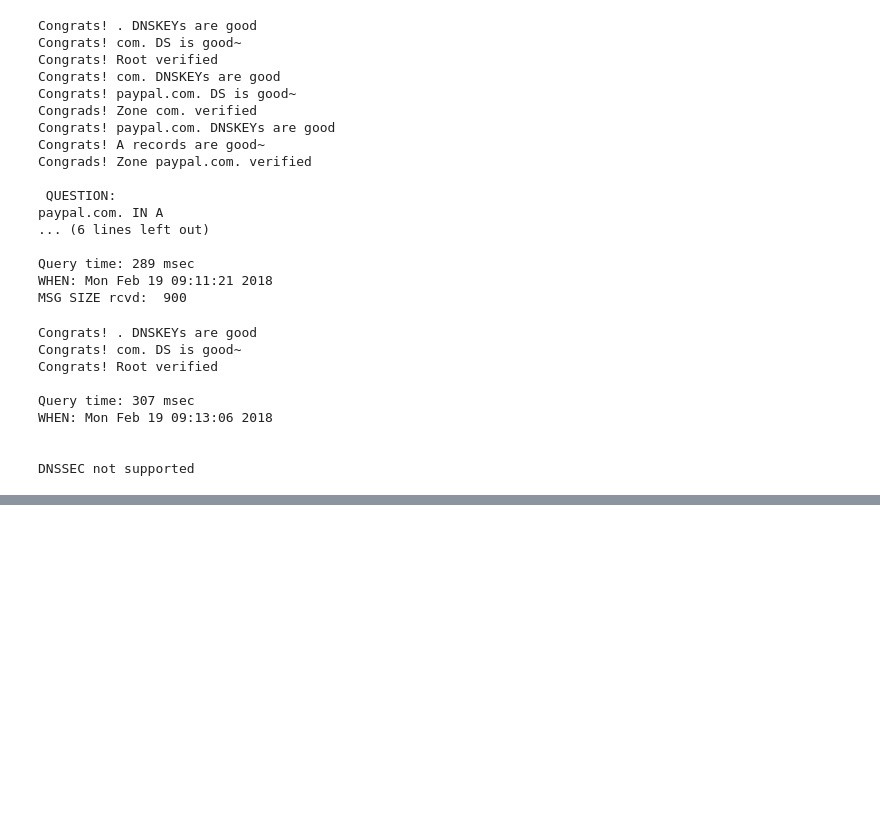
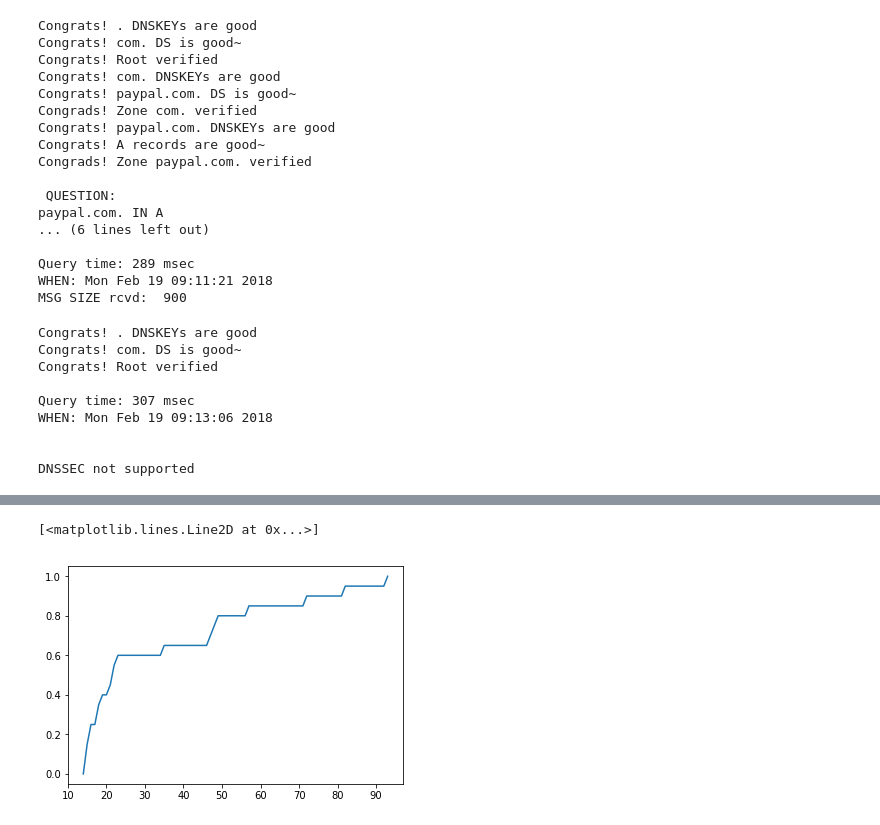
Before and after one commit to caitaozhan/CSE534-Homework, a Jupyter notebook: homework-1/dns.ipynb, the cells around one changed output, grey strips where cells are left out. Cells and saved outputs as stored; diff of their text form; code cells hidden in the pictures; blank space fills up the shorter version.

```diff
--- a/homework-1/dns.ipynb
+++ b/homework-1/dns.ipynb
@@ -917,0 +1151,7 @@ DNSSEC not supported
+# %%
+mylist = df_performance['mydig.py(cache)'].tolist()
+X_mydig_cache, Y_mydig_cache = cdf_values(mylist)
+plt.plot(X_mydig_cache, Y_mydig_cache)
+# %% [output]
+[<matplotlib.lines.Line2D at 0x...>]
+[figure, added]
```
Also changed, not shown: parts of 21 cells of this notebook, 4 other files.
